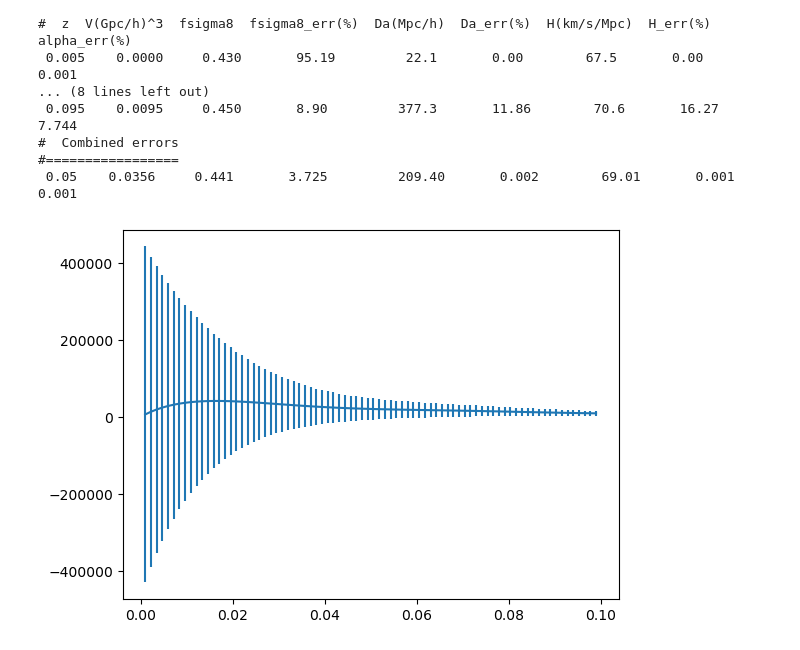
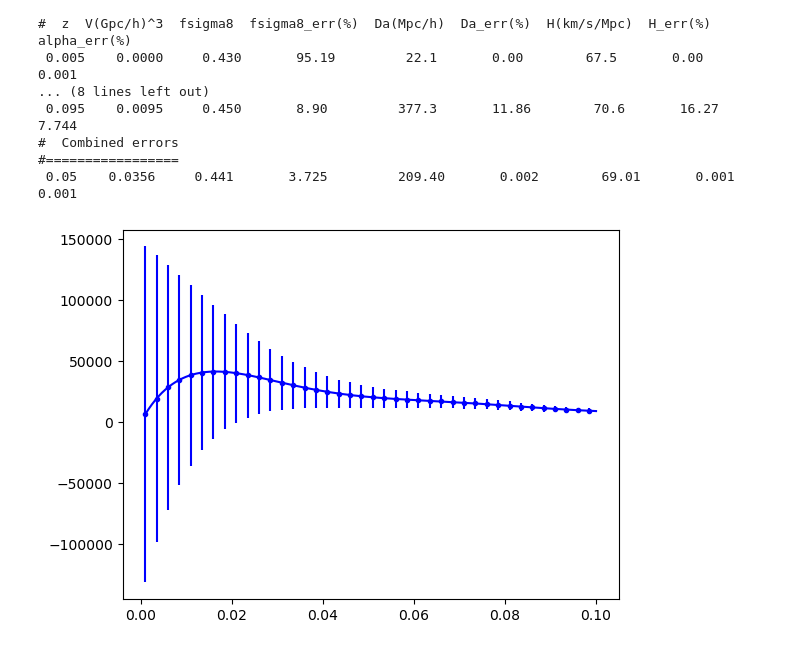
Before and after one commit to eh13913/Capstone-Project, a Jupyter notebook: Notebooks/Test2.ipynb, the cells around one changed output. Drawn from its saved outputs; the diff is of its cells as text; code cells hidden in the pictures.

```diff
--- a/Notebooks/Test2.ipynb
+++ b/Notebooks/Test2.ipynb
@@ -414,12 +609,31 @@ for i, kval in enumerate(kvec):
         cov[:,:,i,j],invcov[:,:,i,j]=get_inv_cov(pgg[i,j],pgu[i,j],puu[i,j],nbarval,vbarval,pverr,kval,vol,da,hval,dk)
         info=get_full_deriv(kval,muval,pkval[i],pksmoothval[i],kaiser[:,j],fval,zval,hval,derPalphaval[:,i,j],sigmaval) # then multiply by Dfactor**2 -> same for 4, different for power spec, make them the same for now.
         bder[:,i,j],fder[:,i,j],aperder[:,i,j],aparder[:,i,j]=info[:,0],info[:,1],info[:,2],info[:,3]
+# %%
+fval,zval,hval,nbarval,vbarval,pverr,vol,dk,da,sigmaval=cosmo.f[0],cosmo.z[0],cosmo.h[0],data.nbar[0,0],data.nbarz[0,0],data.pverr[0,0],cosmo.volume[0],kvec[1]-kvec[0],cosmo.da[0],cosmo.sigma8[0]
+dk=0.0025 # adjust power spectra # spline interp # also plotting monopole # instead of choosing mu, integrate over mu w no weighting
+# take pgg ij integrate over mu to get pgg i then pass that into cov matrix
+
+newkvec=np.arange(cosmo.kmin,cosmo.kmax,dk)
+pkval = splev(newkvec, cosmo.pk[0])
+kaiser = np.tile(data.bias[:, 0], (len(muvec), 1)).T + cosmo.f[0] * muvec ** 2
+
+pgge=np.zeros((len(newkvec),len(muvec))) #400x100 array to contain value of pgg at each k and mu value
+pgue=np.zeros((len(newkvec),len(muvec))) #400x100 array to contain value of pgu at each k and mu value
+puue=np.zeros((len(newkvec),len(muvec))) #400x100 array to contain value of puu at each k and mu value
+cove=np.zeros((3,3,len(newkvec),len(muvec))) # covariance info, 3x3 for Pgg Pgu Puu and then k and mu
+invcove=np.zeros((3,3,len(newkvec),len(muvec))) # inverse covariance info
+for i, kval in enumerate(newkvec):
+    for j, muval in enumerate(muvec):
+        pgge[i,j],pgue[i,j],puue[i,j]=get_powerfx(kval,muval,pkval[i],kaiser[:,j],fval,zval,hval)
+        cove[:,:,i,j],invcove[:,:,i,j]=get_inv_cov(pgge[i,j],pgue[i,j],puue[i,j],nbarval,vbarval,pverr,kval,vol,da,hval,dk)
 # %%
 import matplotlib.pyplot as plt
 p=3
-factor=(2*np.pi**2)/(vol*kvec**2*dk)
-plt.errorbar(kvec[::5],(pgg[:,p])[::5],yerr=(np.sqrt(cov[0,0,:,p]))[::5])
+#factor=(2*np.pi**2)/(vol*kvec**2*dk)
+plt.errorbar(newkvec,(pgge[:,p]),yerr=(np.sqrt(cove[0,0,:,p])),fmt='.',color='b')
+plt.plot(kvec,pgg[:,p],color='b')
 plt.show()
 # %% [output]
-[figure, old version]
+[figure, new version]
 # %%
```
Also changed, not shown: parts of 5 cells of this notebook, 1 other file.
